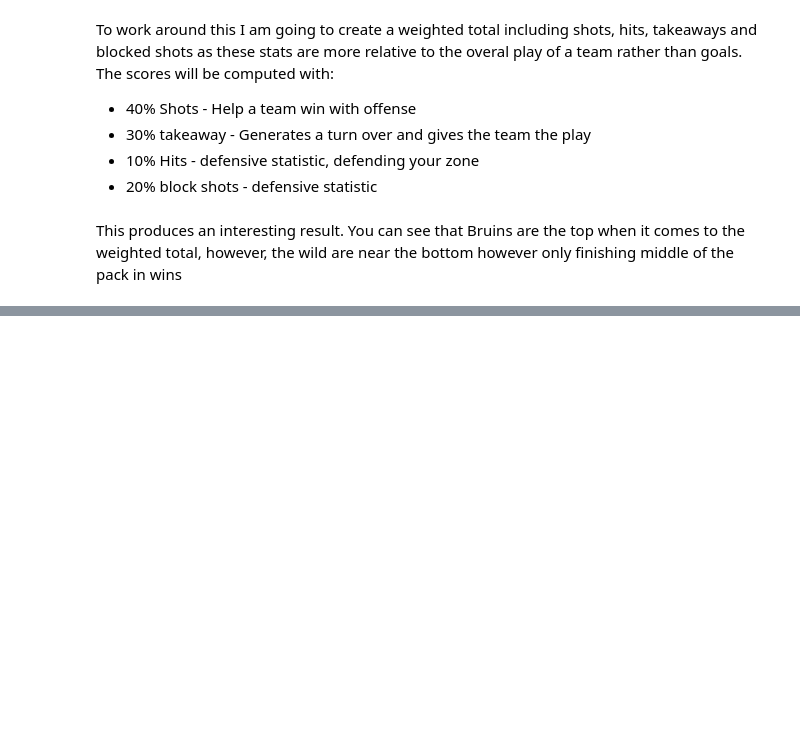
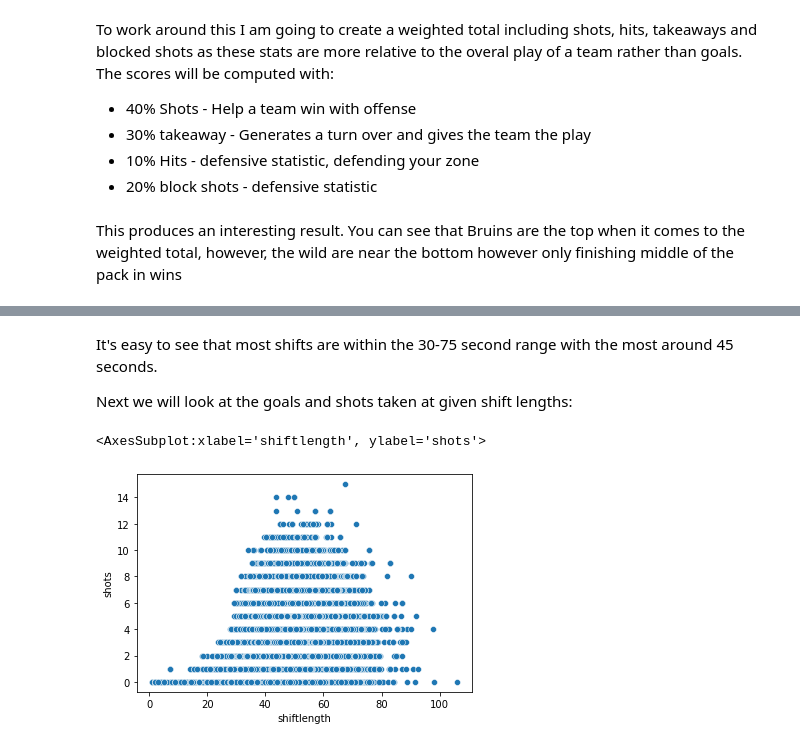
Before and after one commit to data301-2021-summer2/project-group39-project, a Jupyter notebook: analysis/Nhl-Analysis.ipynb, the cells around one changed output, grey strips where cells are left out. Saved outputs shown, nothing was run; the diff lists cells and outputs as text; code cells hidden in the pictures; blank space fills up the shorter version.

```diff
--- a/analysis/Nhl-Analysis.ipynb
+++ b/analysis/Nhl-Analysis.ipynb
@@ -135,0 +157,9 @@ This produces an interesting result. You can see that Bruins are the top when it
+# %% [markdown]
+It's easy to see that most shifts are within the 30-75 second range with the most around 45 seconds.
+
+Next we will look at the goals and shots taken at given shift lengths:
+# %%
+sns.scatterplot(data=df,x='shiftlength', y='shots')
+# %% [output]
+<AxesSubplot:xlabel='shiftlength', ylabel='shots'>
+[figure, added]
```
Also changed, not shown: parts of 10 cells of this notebook, 7 other files.
